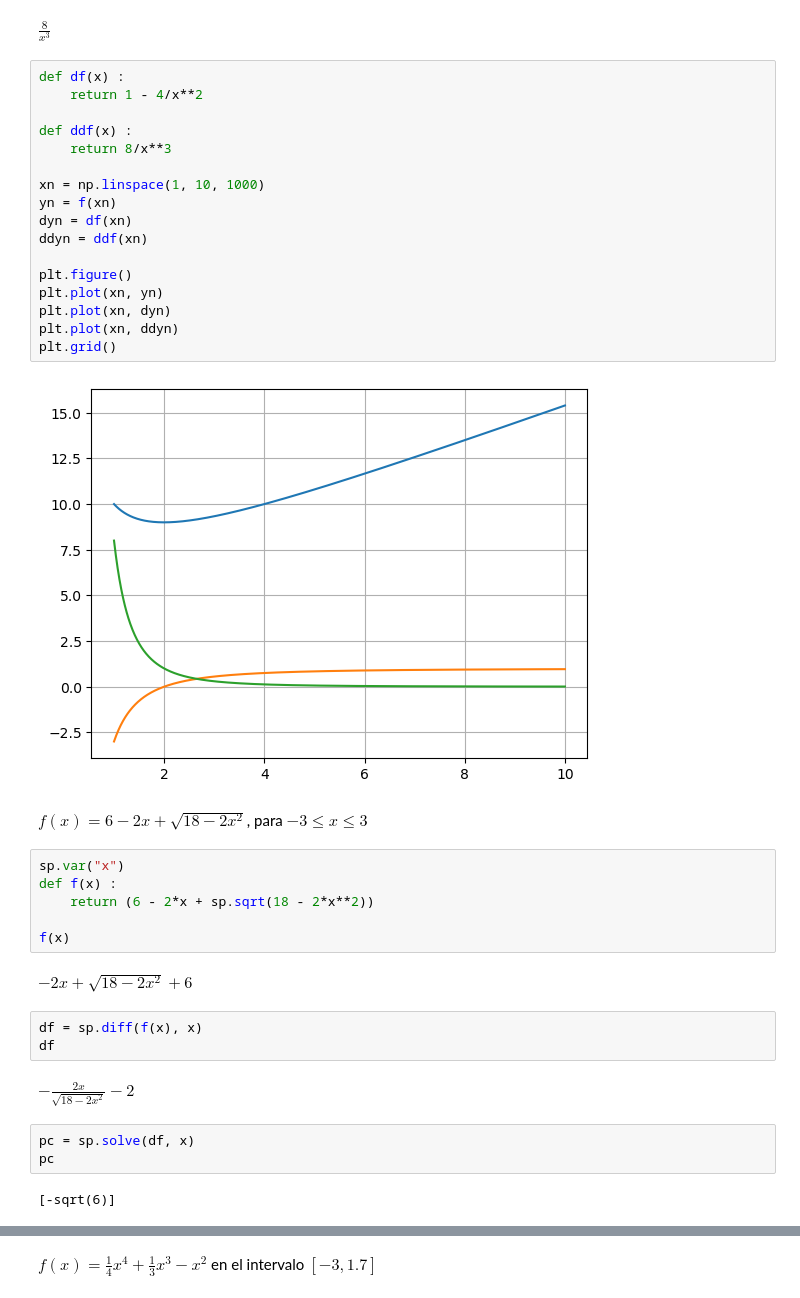
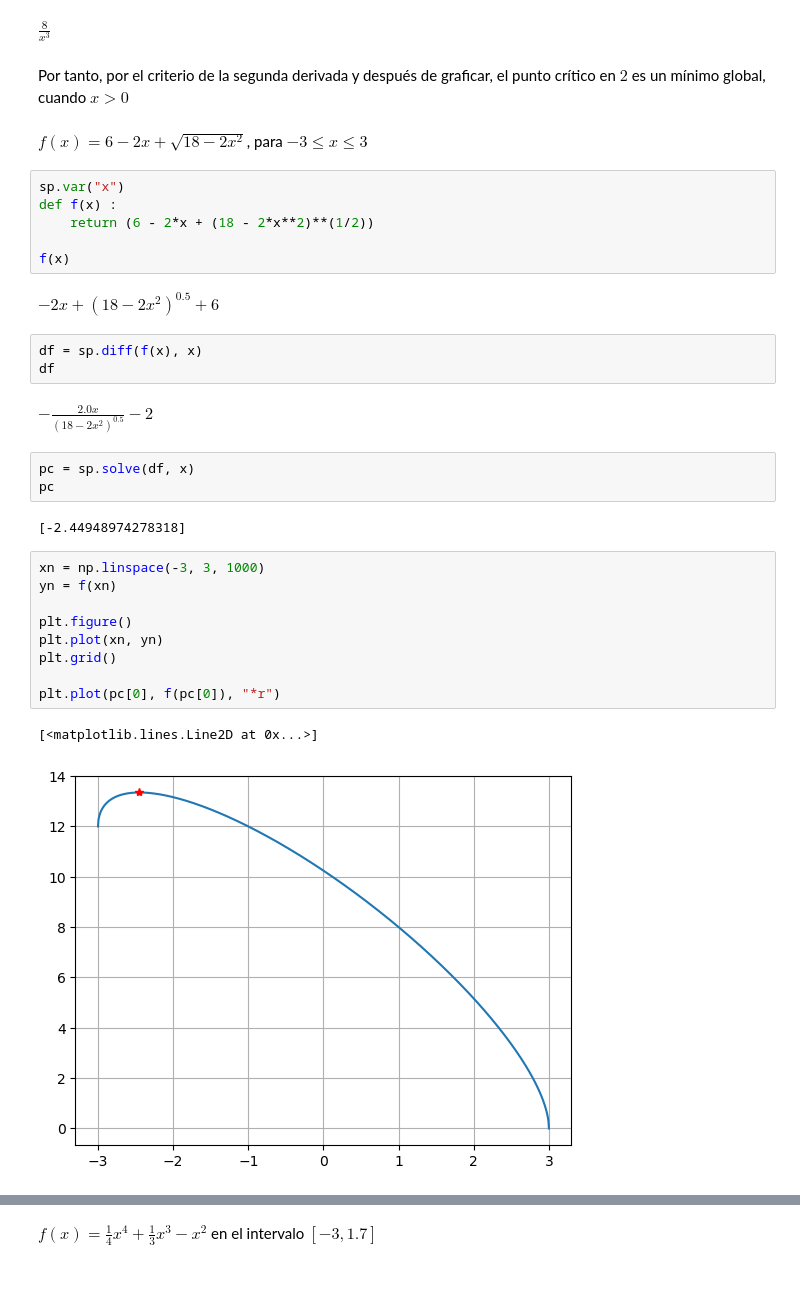
Before and after one commit to DPastranaV/A02, a Jupyter notebook: A02 - Sympy.ipynb, the cells around one changed output, grey strips where cells are left out. Drawn from its saved outputs; the diff is of its cells as text.

```diff
--- a/A02 - Sympy.ipynb
+++ b/A02 - Sympy.ipynb
@@ -110,45 +90,40 @@ $\displaystyle \frac{8}{x^{3}}$
 sp.diff(f(x), x, 2)
 # %% [output]
 $\displaystyle \frac{8}{x^{3}}$
-# %%
-def df(x) :
-    return 1 - 4/x**2
-
-def ddf(x) :
-    return 8/x**3
-
-xn = np.linspace(1, 10, 1000)
-yn = f(xn)
-dyn = df(xn)
-ddyn = ddf(xn)
-
-plt.figure()
-plt.plot(xn, yn)
-plt.plot(xn, dyn)
-plt.plot(xn, ddyn)
-plt.grid()
-# %% [output]
-[figure, removed]
+# %% [markdown]
+Por tanto, por el criterio de la segunda derivada y después de graficar, el punto crítico en  $2$   es un mínimo global, cuando   $x > 0$
 # %% [markdown]
 $f(x)=6-2x+\sqrt{18-2x^2}$, para $-3\leq x\leq 3$
 # %%
 sp.var("x")
 def f(x) :
-    return (6 - 2*x + sp.sqrt(18 - 2*x**2))
+    return (6 - 2*x + (18 - 2*x**2)**(1/2))
 
 f(x)
 # %% [output]
-$\displaystyle - 2 x + \sqrt{18 - 2 x^{2}} + 6$
+$\displaystyle - 2 x + \left(18 - 2 x^{2}\right)^{0.5} + 6$
 # %%
 df = sp.diff(f(x), x)
 df
 # %% [output]
-$\displaystyle - \frac{2 x}{\sqrt{18 - 2 x^{2}}} - 2$
+$\displaystyle - \frac{2.0 x}{\left(18 - 2 x^{2}\right)^{0.5}} - 2$
 # %%
 pc = sp.solve(df, x)
 pc
 # %% [output]
-[-sqrt(6)]
+[-2.44948974278318]
+# %%
+xn = np.linspace(-3, 3, 1000)
+yn = f(xn)
+
+plt.figure()
+plt.plot(xn, yn)
+plt.grid()
+
+plt.plot(pc[0], f(pc[0]), "*r")
+# %% [output]
+[<matplotlib.lines.Line2D at 0x...>]
+[figure, added]
 # %%
 ddf = sp.diff(df, x)
 ddf
```
Also changed, not shown: parts of 34 cells of this notebook.
